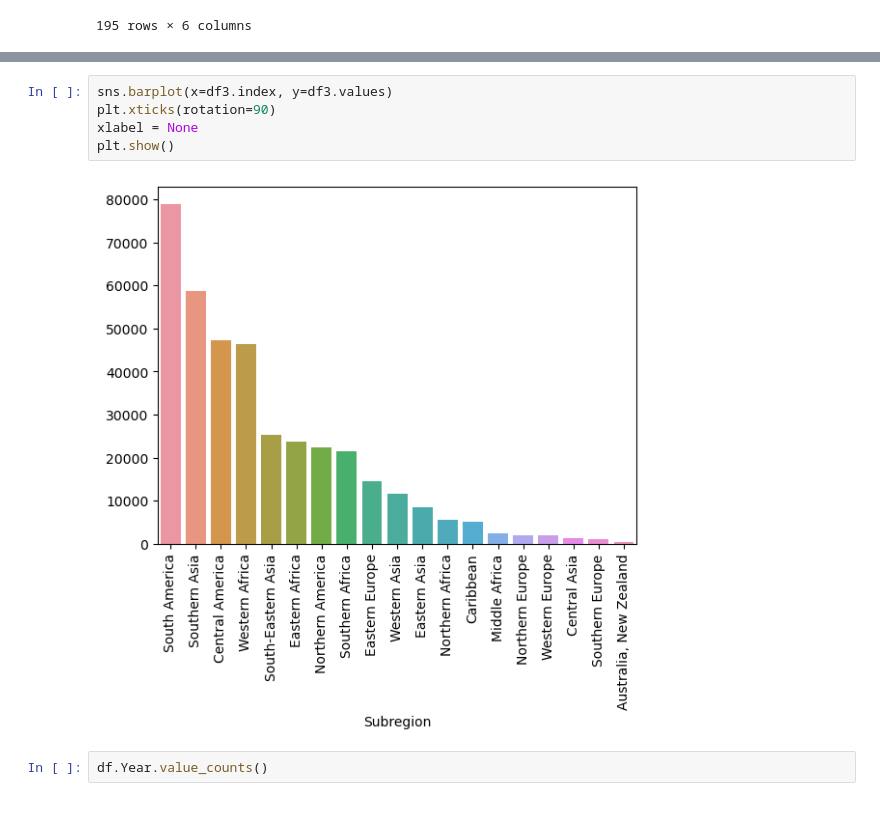
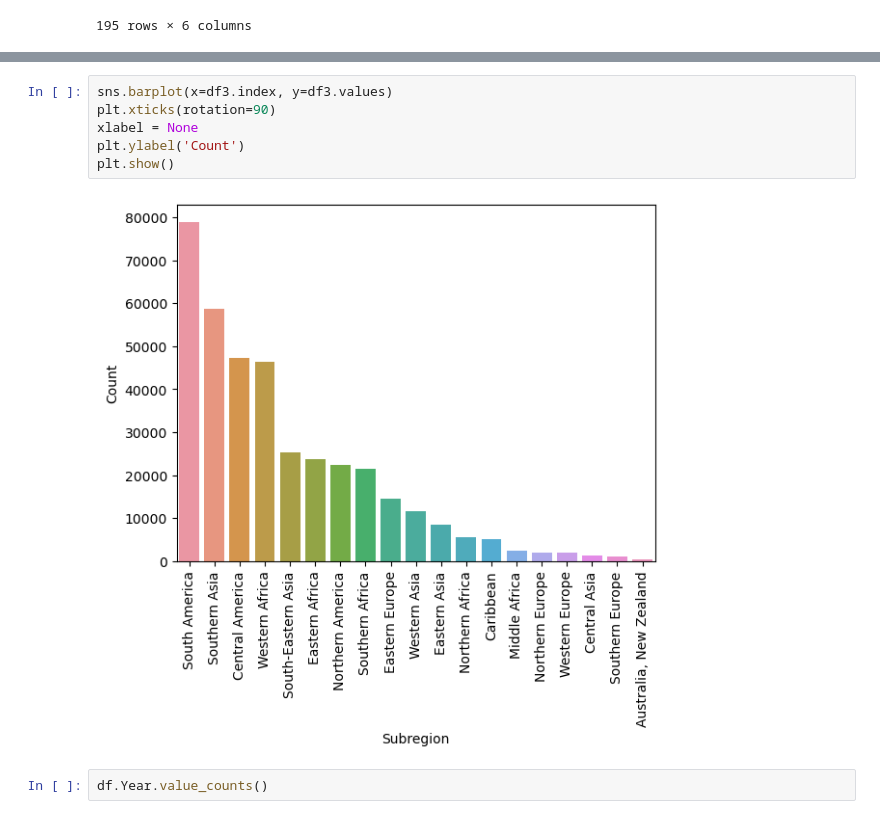
Before and after one commit to ColtonMatth/EDA_Homocide_Data_Analysis, a Jupyter notebook: homocide.ipynb, the cells around one changed output, grey strips where cells are left out. Drawn from its saved outputs; the diff is of its cells as text.

```diff
--- a/homocide.ipynb
+++ b/homocide.ipynb
@@ -170,10 +170,11 @@ Name: Count, dtype: int64
 # %%
 sns.barplot(x=df3.index, y=df3.values)
 plt.xticks(rotation=90)
 xlabel = None
+plt.ylabel('Count')
 plt.show()
 # %% [output]
-[figure, old version]
+[figure, new version]
 # %%
 df.Year.value_counts()
 # %% [output]
```
Also changed, not shown: 2 other files.
